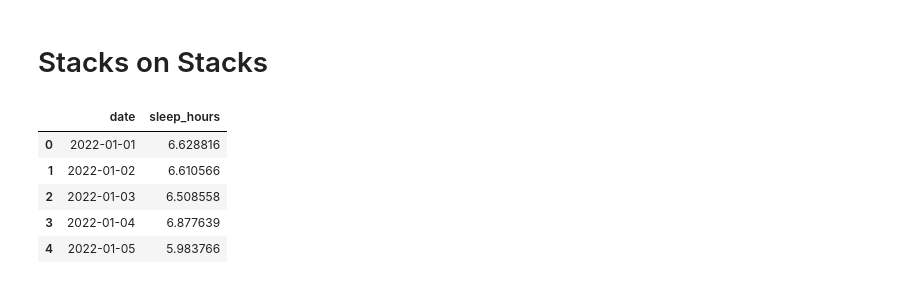
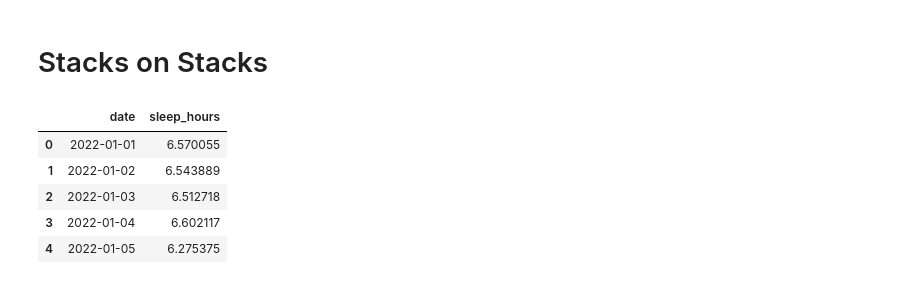
Before and after one commit to ds-sebastian/pog4-sleep-kaggle, a Jupyter notebook: stacks_on_stacks_on_stacks.ipynb, the cells around one changed output. Cells and saved outputs as stored; diff of their text form; code cells hidden in the pictures.

```diff
--- a/stacks_on_stacks_on_stacks.ipynb
+++ b/stacks_on_stacks_on_stacks.ipynb
@@ -586,7 +627,7 @@ target_scaler = data.target_scaler # Inverse scaling is used to calculate valida
 
 lstm_trainer = LSTMTrainer(lstm, device, learning_rate, criterion, optimizer, target_scaler)
 # %%
-# for epoch in range(num_epochs):
-#     train_loss = lstm_trainer.train(train_dl)
-#     val_loss = lstm_trainer.evaluate(train_dl)
-#     print(f"Epoch {epoch+1}/{num_epochs}, train_{criterion}: {train_loss:.4f}, valid_rmse: {val_loss:.4f}")
+for epoch in range(num_epochs):
+    train_loss = lstm_trainer.train(train_dl)
+    val_loss = lstm_trainer.evaluate(train_dl)
+    print(f"Epoch {epoch+1}/{num_epochs}, train_{criterion}: {train_loss:.4f}, valid_rmse: {val_loss:.4f}")
@@ -593,4 +652,4 @@ lstm_trainer = LSTMTrainer(lstm, device, learning_rate, criterion, optimizer, ta
 # %%
-# sub_lstm = data.create_submission(NN_Output(lstm_trainer, lookback, target_scaler))
-# sub_lstm.to_csv("./submissions/sub_lstm.csv", index=False)
-# sub_lstm.head()
+sub_lstm = data.create_submission(NN_Output(lstm_trainer, lookback, target_scaler, scaler_f, imputer), preprocess=False)
+sub_lstm.to_csv("./submissions/sub_lstm.csv", index=False)
+sub_lstm.head()
@@ -716,0 +810,5 @@ Index(['date', 'sleep_hours', 'is_workday', 'AppleStandTime_max_hrs_between',
+# %%
+with open("xgb_classifier_best_params.json", "r") as f:
+    xgb_classifier_best_params = json.load(f)
+
+print("Best Parameters for XGBoost: ", xgb_classifier_best_params)
@@ -716,0 +885,20 @@ Index(['date', 'sleep_hours', 'is_workday', 'AppleStandTime_max_hrs_between',
+# %%
+class XGBClassifierOutput:
+    def __init__(self, model):
+        self.model = model
+
+    def predict(self, X):
+        return self.model.predict_proba(X)[:, 1]
+
+sub_xgb_clf = data.create_submission(XGBClassifierOutput(pipeline_xgb_clf))
+# Define the values for the conditions
+std = data.y.std()
+
+med = data.y.median()
+low = med - 1*std
+high = med + 1*std
+
+sub_xgb_clf['sleep_hours'] = sub_xgb_clf['sleep_hours'].apply(lambda x: (x*high)+(1-x)*low)   #.apply(lambda x: high if x > 0.75 else (low if x < 0.25 else med))
+
+sub_xgb_clf.to_csv("./submissions/sub_xgb_clf.csv", index=False)
+sub_xgb_clf.head()
@@ -889,39 +1069,39 @@ sub_large.to_csv("./submissions/sub_large.csv", index=False)
 # %%
 # Average all submissions
 def average_prediction(dfs):
     for idx, df in enumerate(dfs):
         df["source"] = idx
 
     dfs = pd.concat(dfs)
     avg_df = dfs.groupby("date")["sleep_hours"].mean().reset_index()
     return avg_df
 
 simple_weight = 0.25
 complex_weight = 1.0 - simple_weight
 
-sub_dfs_simple = [sub_median, sub_mean, sub_median_dow, sub_mean_dow, sub_median_workday, sub_mean_workday, sub_median_dow_workday, sub_mean_dow_workday]
-sub_dfs_complex = [sub_large, sub_hr_multi, sub_gru, sub_xgb, sub_et, sub_prophet] # sub_lstm
+sub_dfs_simple = [sub_mean_day_of_year, sub_median, sub_median_dow, sub_median_workday,  sub_median_dow_workday] #sub_mean, sub_mean_dow, sub_mean_workday, sub_mean_dow_workday
+sub_dfs_complex = [sub_xgb, sub_xgb_clf, sub_lstm, sub_et, sub_prophet] # sub_large, sub_gru
 
 # Calculate the average prediction for each list of DataFrames
 avg_simple = average_prediction(sub_dfs_simple)
 avg_simple.to_csv("./submissions/submission_avg_simple.csv", index=False)
 
 avg_complex = average_prediction(sub_dfs_complex)
 avg_complex.to_csv("./submissions/submission_avg_complex.csv", index=False)
 
 stacks_on_stacks = avg_simple.merge(avg_complex, on="date", suffixes=("_simple", "_complex"))
 
 # Calculate the weighted average
 stacks_on_stacks["sleep_hours"] = simple_weight * stacks_on_stacks["sleep_hours_simple"] + complex_weight * stacks_on_stacks["sleep_hours_complex"]
 stacks_on_stacks = stacks_on_stacks[["date", "sleep_hours"]]
 stacks_on_stacks.head()
 # %% [output]
 |  | date | sleep_hours |
-| 0 | 2022-01-01 | 6.628816 |
-| 1 | 2022-01-02 | 6.610566 |
-| 2 | 2022-01-03 | 6.508558 |
-| 3 | 2022-01-04 | 6.877639 |
-| 4 | 2022-01-05 | 5.983766 |
+| 0 | 2022-01-01 | 6.570055 |
+| 1 | 2022-01-02 | 6.543889 |
+| 2 | 2022-01-03 | 6.512718 |
+| 3 | 2022-01-04 | 6.602117 |
+| 4 | 2022-01-05 | 6.275375 |
 # %%
 avg_complex.sleep_hours.plot()
 # %% [output]
```
Also changed, not shown: parts of 37 cells of this notebook, 15 other files.
